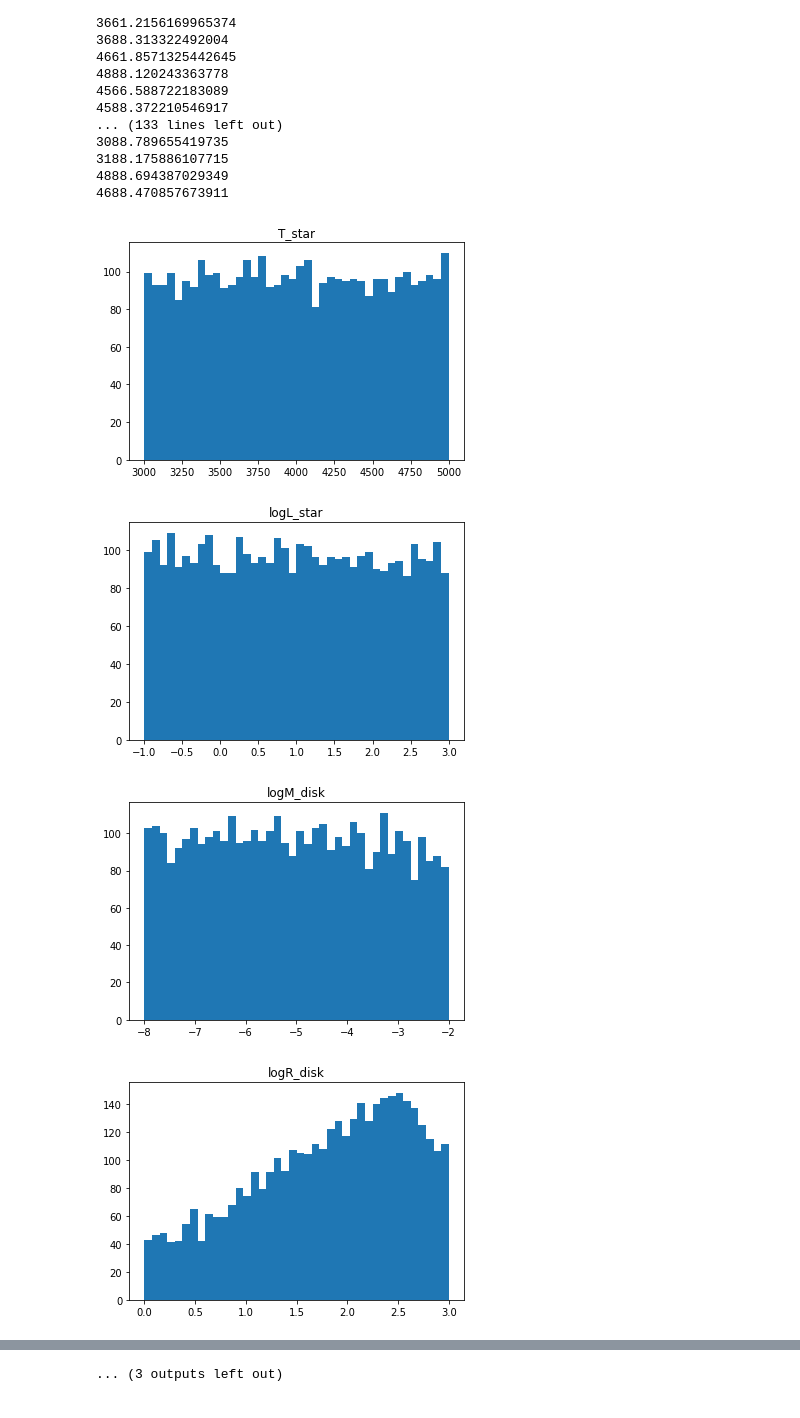
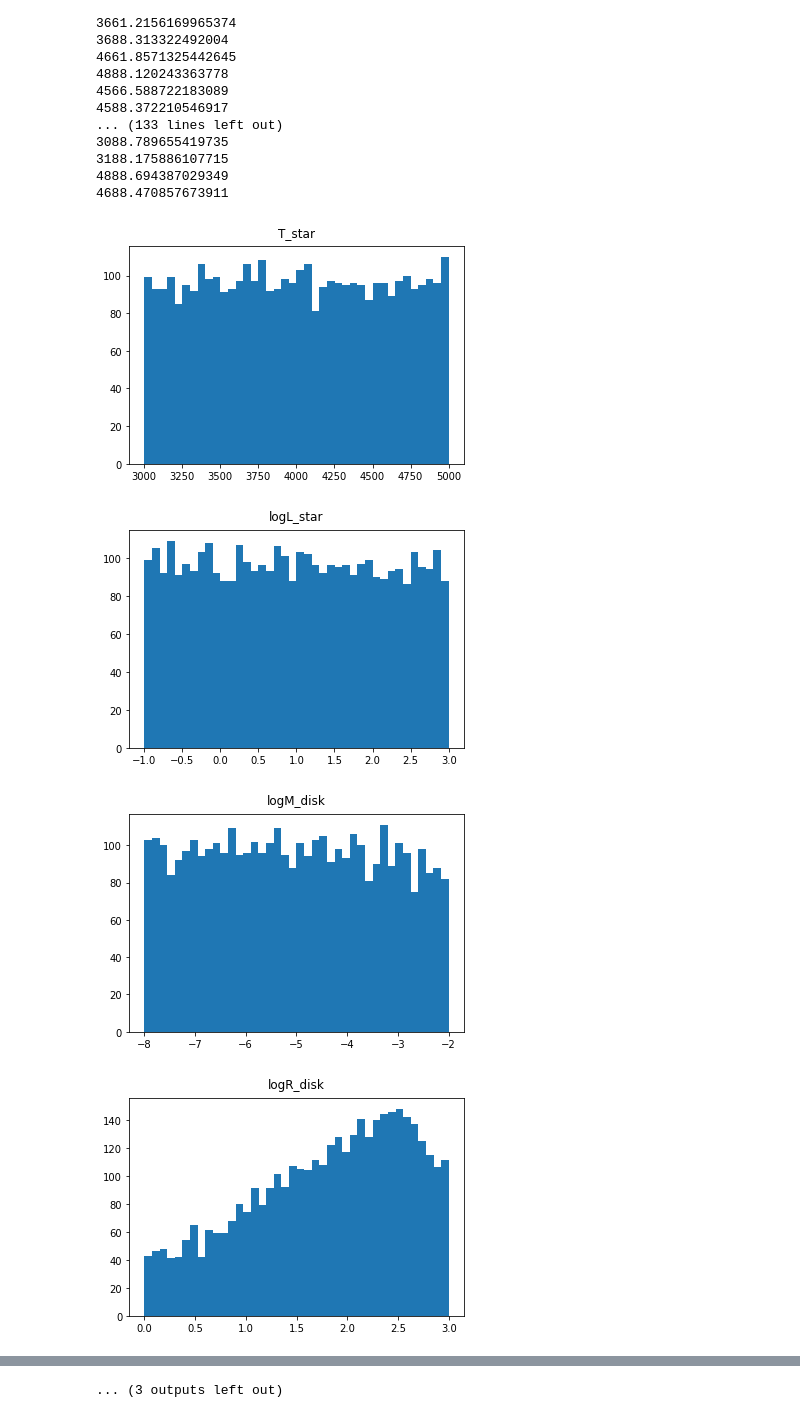
Before and after one commit to elizabethteng/crassula, a Jupyter notebook: par_dist.ipynb, the cells around one changed output, grey strips where cells are left out. Cells and saved outputs as stored; diff of their text form; code cells hidden in the pictures.

```diff
--- a/par_dist.ipynb
+++ b/par_dist.ipynb
@@ -154,15 +154,15 @@ for i in range(len(params)):
 # %%
 # param distribution histograms
 
 param_names = ["T_star","logL_star","logM_disk","logR_disk","h_0","logR_in",\
           "gamma","beta","logM_env","logR_env","f_cav","ksi","loga_max","p","incl"]
 
 for i in range(len(params)):
     plt.hist(params[i],bins=40)
-    plt.title(param_names[i])
+    plt.title(param_names[i],pad=10)
     plt.show()
 # %% [output]
-[figure, old version]
+[figure, new version]
-[figure, old version]
+[figure, new version]
-[figure, old version]
+[figure, new version]
-[figure, old version]
+[figure, new version]
```
Also changed, not shown: parts of 1 cell of this notebook.
